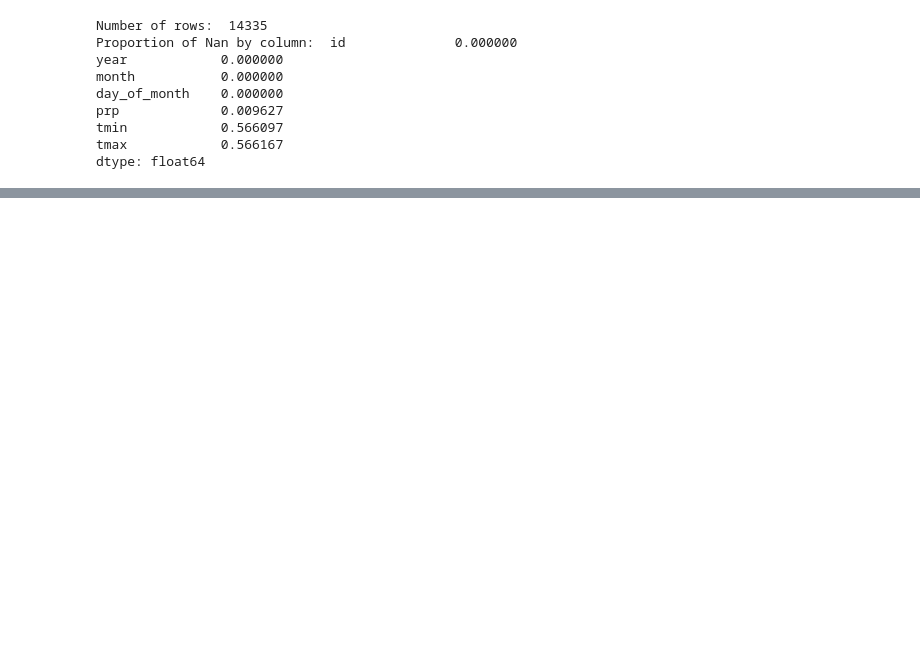
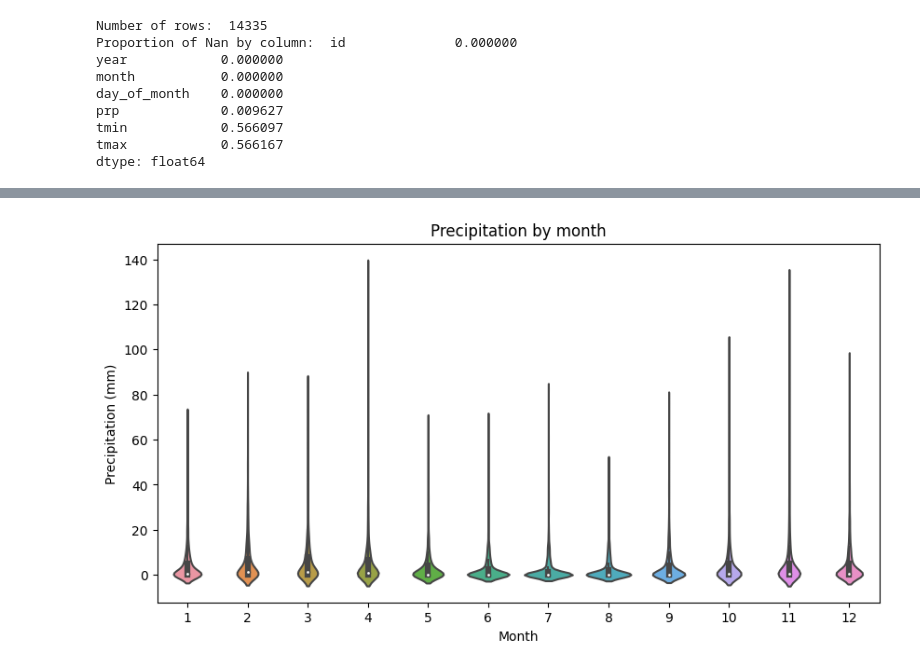
Before and after one commit to 4xeverburga/Climate-Forecasting-Peru, a Jupyter notebook: src/data_analysis/exploratorio.ipynb, the cells around one changed output, grey strips where cells are left out. Saved outputs shown, nothing was run; the diff lists cells and outputs as text; code cells hidden in the pictures; blank space fills up the shorter version.

```diff
--- a/src/data_analysis/exploratorio.ipynb
+++ b/src/data_analysis/exploratorio.ipynb
@@ -61,0 +66,13 @@ dtype: float64
+# %%
+# Group prp data by month
+prp_month = df.groupby('month')['prp']
+
+# Plotting violin plot
+plt.figure(figsize=(10,5))
+sns.violinplot(x='month', y='prp', data=df)
+plt.title('Precipitation by month')
+plt.xlabel('Month')
+plt.ylabel('Precipitation (mm)')
+plt.show()
+# %% [output]
+[figure, added]
```
Also changed, not shown: parts of 4 cells of this notebook, 2 other files.
